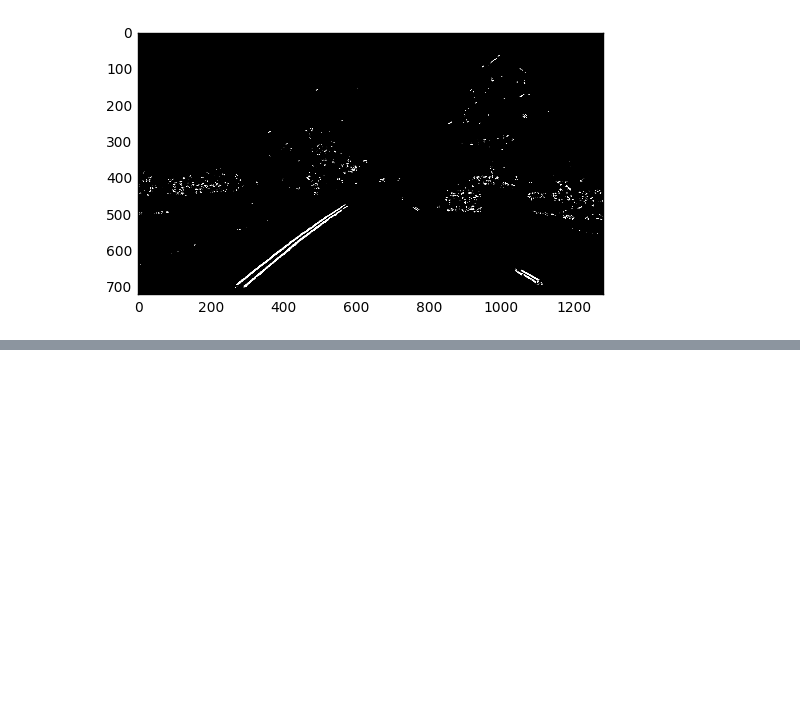
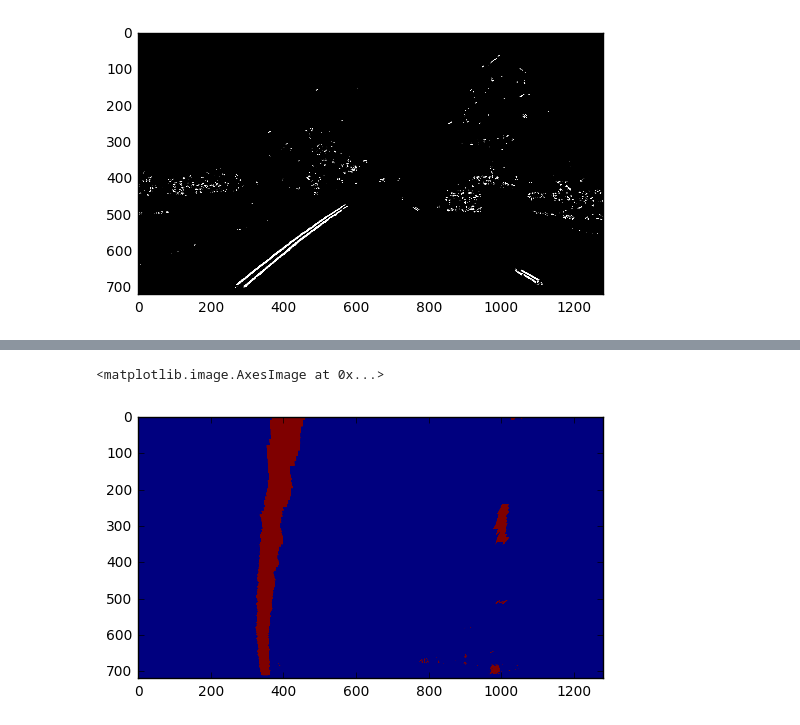
Before and after one commit to alpernkanli/CarND-Advanced-Lane-Lines, a Jupyter notebook: Explore-2.ipynb, the cells around one changed output, grey strips where cells are left out. Saved outputs shown, nothing was run; the diff lists cells and outputs as text; code cells hidden in the pictures; blank space fills up the shorter version.

Commit message:
Scanning lanes with moving windows

```diff
--- a/Explore-2.ipynb
+++ b/Explore-2.ipynb
@@ -155,0 +162,28 @@ plt.imshow(warped, cmap='gray')
+# %%
+left_peak = np.argmax(hist[:int(warped.shape[1]/2)])
+right_peak = np.argmax(hist[int(warped.shape[1]/2):]) + int(warped.shape[1]/2)
+# %%
+lane_mask = np.zeros_like(warped)
+
+for row in range(warped.shape[0]-1, 0, -1):
+    lo = max(0, left_peak - 80)
+    hi = min(left_peak + 80, warped.shape[1]-1)
+    scan_line = warped[row, lo:hi]
+    lane_mask[row, lo:hi] = scan_line
+    ones = np.where(scan_line == 1)
+    if len(ones[0]):
+        left_peak = np.int(np.mean(ones) + lo + 0.5)
+
+for row in range(warped.shape[0]-1, 0, -1):
+    lo = max(0, right_peak - 80)
+    hi = min(right_peak + 80, warped.shape[1]-1)
+    scan_line = warped[row, lo:hi]
+    lane_mask[row, lo:hi] = scan_line
+    ones = np.where(scan_line == 1)
+    if len(ones[0]):
+        right_peak = np.int(np.mean(ones) + lo + 0.5)
+# %%
+plt.imshow(lane_mask)
+# %% [output]
+<matplotlib.image.AxesImage at 0x...>
+[figure, added]
```
Also changed, not shown: parts of 6 cells of this notebook.
